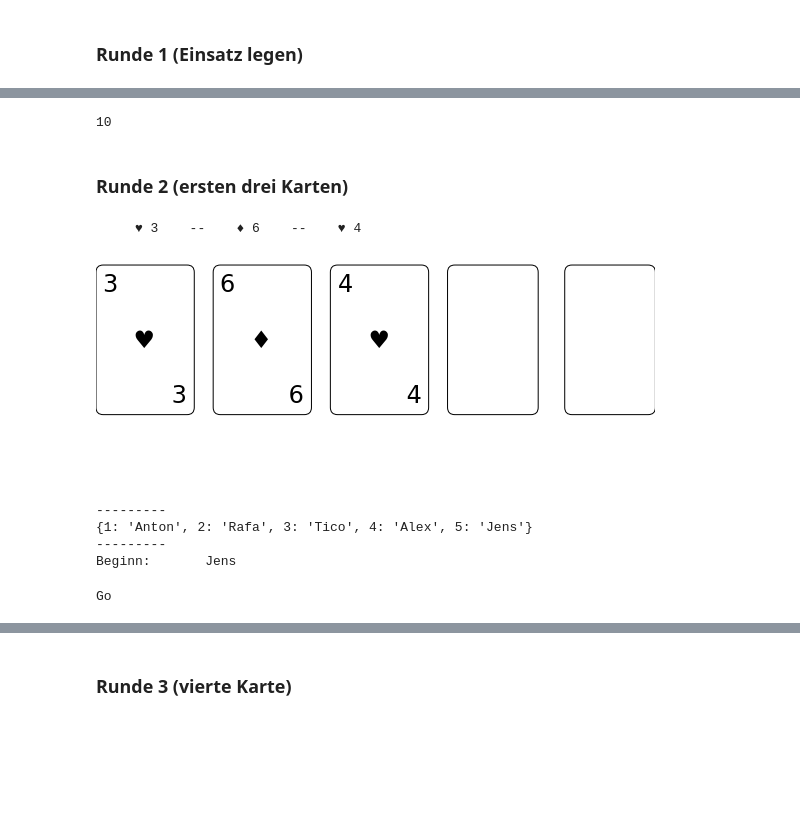
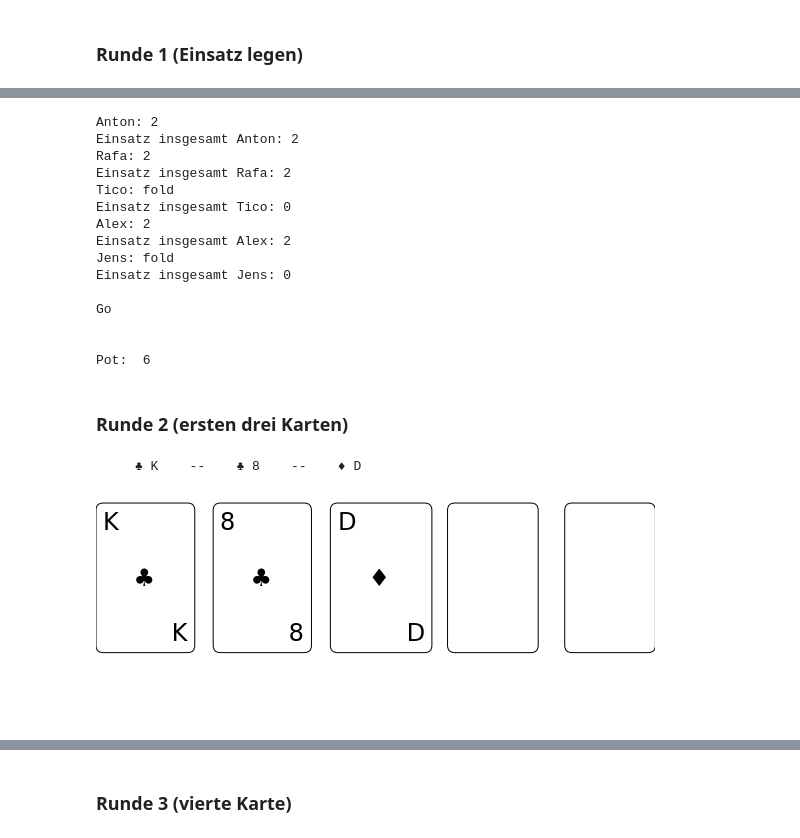
Before and after one commit to JENScoding/Lets-play-poker, a Jupyter notebook: Poker_game_dealer.ipynb, the cells around one changed output, grey strips where cells are left out. Drawn from its saved outputs; the diff is of its cells as text; code cells hidden in the pictures; blank space fills up the shorter version.

```diff
--- a/Poker_game_dealer.ipynb
+++ b/Poker_game_dealer.ipynb
@@ -206,36 +198,29 @@ Go
-# %%
-total_pot = po.pot(geld_einsatz)
-print(total_pot)
-# %% [output]
-10
+# %%
+# erstes bieten (blinds legen)
+geld_einsatz = po.bieten(geld_einsatz, als_erster, spieler, n_spieler, spieler_dict, fold, bank, small_b)
+total_pot = po.pot(geld_einsatz)
+# %% [output]
+Anton: 2
+Einsatz insgesamt Anton: 2
+Rafa: 2
+Einsatz insgesamt Rafa: 2
+Tico: fold
+Einsatz insgesamt Tico: 0
+Alex: 2
+Einsatz insgesamt Alex: 2
+Jens: fold
+Einsatz insgesamt Jens: 0
+
+Go
+
+
+Pot:  6
 # %% [markdown]
 ### Runde 2 (ersten drei Karten)
-# %%
-#po.offenlegen("null", karten_im_spiel, n_spieler)
-po.offenlegen("flop", karten_im_spiel, n_spieler)
-# wer hat welche Spielernummer
-print("---------")
-print(spieler_dict)
-print("---------")
-# wer fängt an zu setzen
-print("Beginn:      ", als_erster)
-# %% [output]
-     ♥ 3    --    ♦ 6    --    ♥ 4
-[figure, removed]
----------
-{1: 'Anton', 2: 'Rafa', 3: 'Tico', 4: 'Alex', 5: 'Jens'}
----------
-Beginn:       Jens
-# %%
-# Einsätze
-einsatz_spieler1 += 0
-einsatz_spieler2 += 0
-einsatz_spieler3 += 0
-einsatz_spieler4 += 0
-einsatz_spieler5 += 0
-einsatz_spieler6 += 0
-einsatz_spieler7 += 0
-einsatz_spieler8 += 0
-po.check_konto_limit(bank, geld_einsatz)
-# %% [output]
-Go
+# %%
+#po.offenlegen("null", karten_im_spiel, n_spieler) # leerer Tisch
+po.offenlegen("flop", po.karten_ziehen(seed, n_spieler, offene_karten), n_spieler)
+#clear_output() # loesche output
+# %% [output]
+     ♣ K    --    ♣ 8    --    ♦ D
+[figure, added]
```
Also changed, not shown: parts of 35 cells of this notebook, 2 other files.
